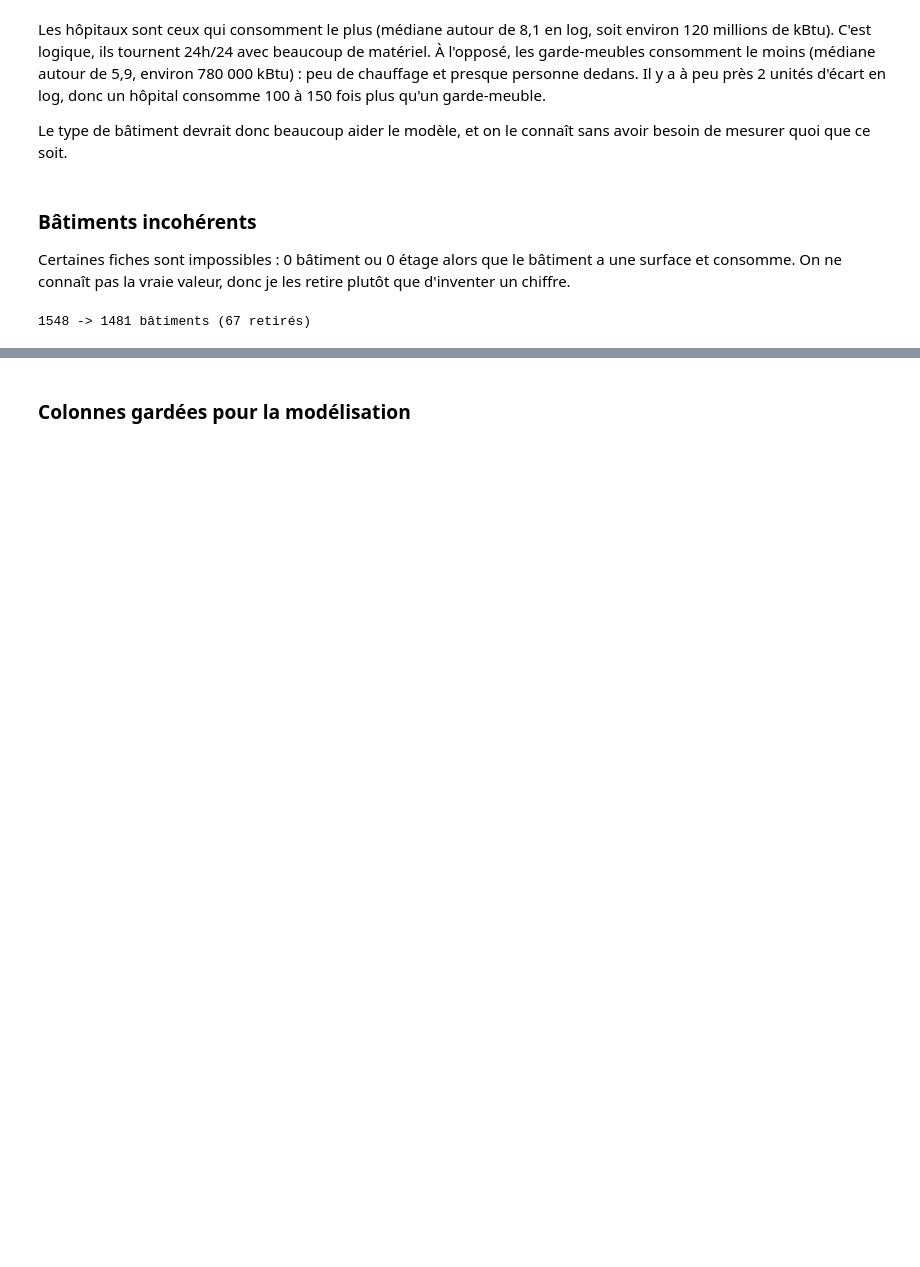
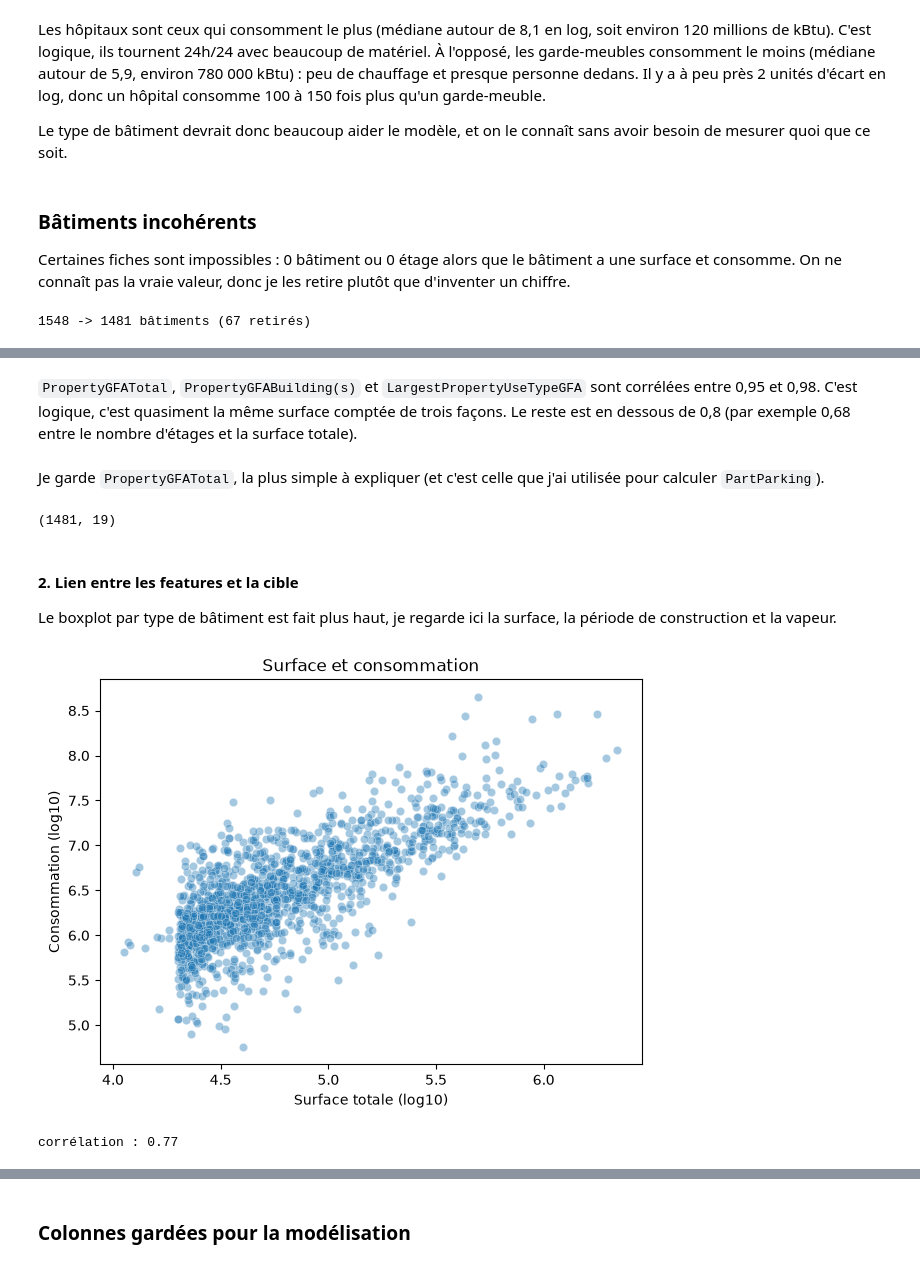
Before and after one commit to pierre-angelo-commits/p3-consommation-batiments-seattle, a Jupyter notebook: 01_analyse_exploratoire.ipynb, the cells around one changed output, grey strips where cells are left out. Saved outputs shown, nothing was run; the diff lists cells and outputs as text; code cells hidden in the pictures; blank space fills up the shorter version.

```diff
--- a/01_analyse_exploratoire.ipynb
+++ b/01_analyse_exploratoire.ipynb
@@ -245,0 +395,26 @@ print(f"{n_avant} -> {len(df)} bâtiments ({n_avant - len(df)} retirés)")
+# %% [markdown]
+`PropertyGFATotal`, `PropertyGFABuilding(s)` et `LargestPropertyUseTypeGFA` sont corrélées entre 0,95 et 0,98. C'est logique, c'est quasiment la même surface comptée de trois façons. Le reste est en dessous de 0,8 (par exemple 0,68 entre le nombre d'étages et la surface totale).
+# %% [markdown]
+Je garde `PropertyGFATotal`, la plus simple à expliquer (et c'est celle que j'ai utilisée pour calculer `PartParking`).
+# %%
+df = df.drop(columns=["PropertyGFABuilding(s)", "LargestPropertyUseTypeGFA"])
+print(df.shape)
+# %% [output]
+(1481, 19)
+# %% [markdown]
+#### 2. Lien entre les features et la cible
+
+Le boxplot par type de bâtiment est fait plus haut, je regarde ici la surface, la période de construction et la vapeur.
+# %%
+# surface et consommation en log10, sinon les très grands bâtiments écrasent le graphique
+plt.figure(figsize=(7, 5))
+sns.scatterplot(x=np.log10(df["PropertyGFATotal"]), y=log_conso, alpha=0.4)
+plt.xlabel("Surface totale (log10)")
+plt.ylabel("Consommation (log10)")
+plt.title("Surface et consommation")
+plt.show()
+
+print("corrélation :", round(np.corrcoef(np.log10(df["PropertyGFATotal"]), log_conso)[0, 1], 2))
+# %% [output]
+[figure, added]
+corrélation : 0.77
```
Also changed, not shown: parts of 32 cells of this notebook, 1 other file.
